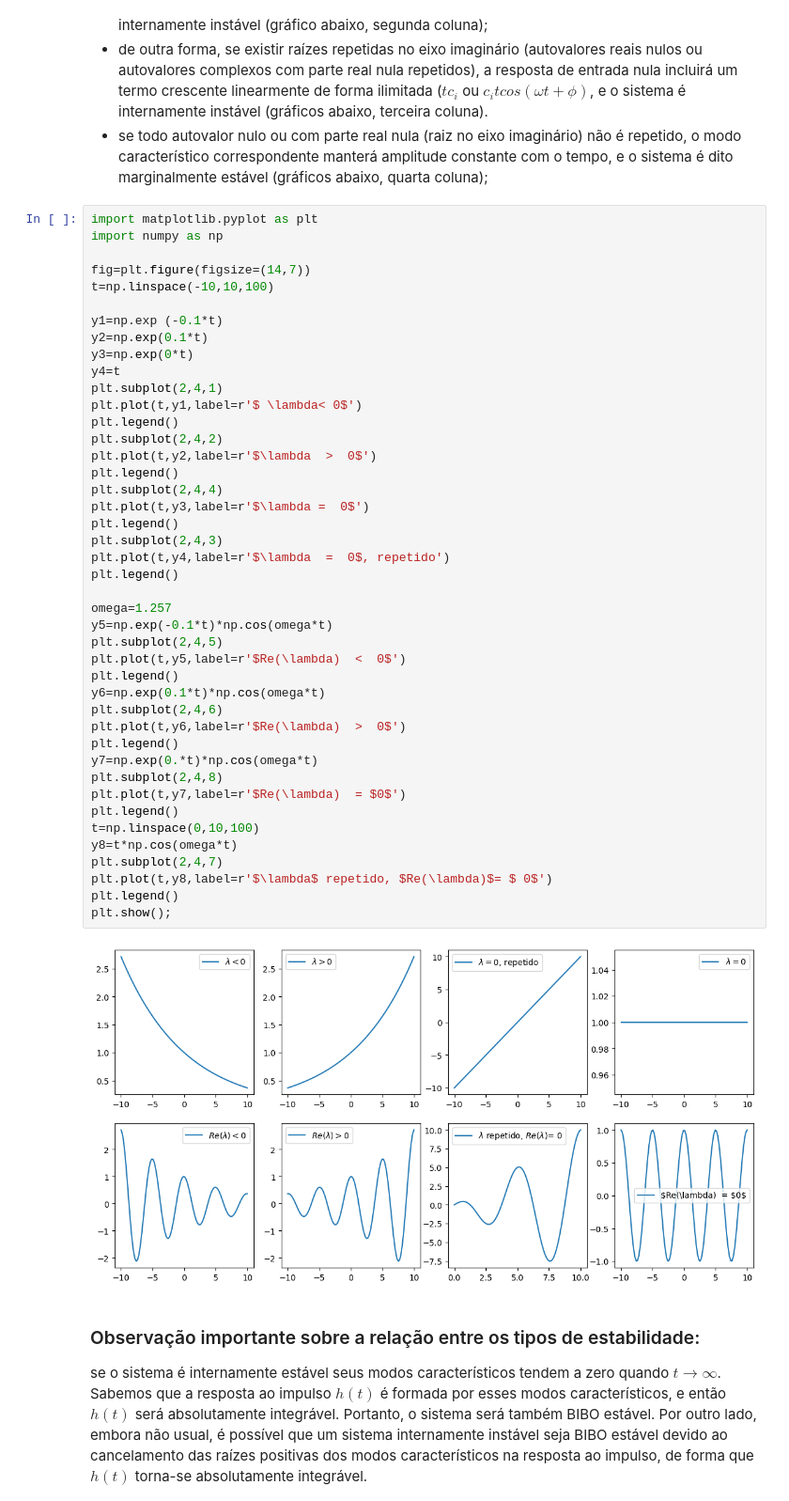
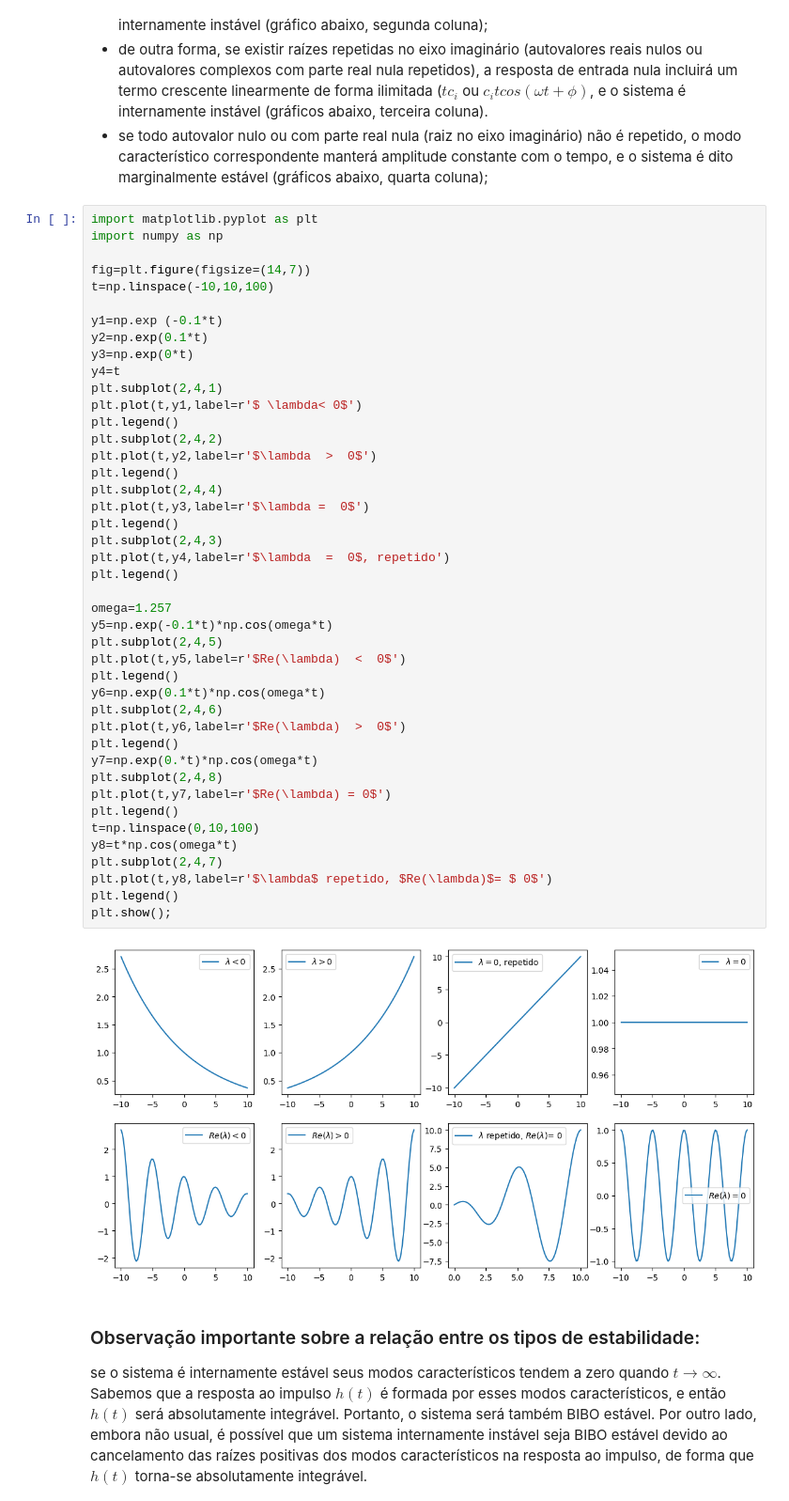
Before and after one commit to Mvanti/SistemasLineares, a Jupyter notebook: Sistemas LIneares-SCDT_Estabilidade.ipynb, the cells around one changed output. Shown at 94% size. Cells and saved outputs as stored; diff of their text form.

```diff
--- a/Sistemas LIneares-SCDT_Estabilidade.ipynb
+++ b/Sistemas LIneares-SCDT_Estabilidade.ipynb
@@ -55,35 +55,35 @@ plt.plot(t,y1,label=r'$ \lambda< 0$')
 plt.legend()
 plt.subplot(2,4,2)
 plt.plot(t,y2,label=r'$\lambda  >  0$')
 plt.legend()
 plt.subplot(2,4,4)
 plt.plot(t,y3,label=r'$\lambda =  0$')
 plt.legend()
 plt.subplot(2,4,3)
 plt.plot(t,y4,label=r'$\lambda  =  0$, repetido')
 plt.legend()
 
 omega=1.257
 y5=np.exp(-0.1*t)*np.cos(omega*t)
 plt.subplot(2,4,5)
 plt.plot(t,y5,label=r'$Re(\lambda)  <  0$')
 plt.legend()
 y6=np.exp(0.1*t)*np.cos(omega*t)
 plt.subplot(2,4,6)
 plt.plot(t,y6,label=r'$Re(\lambda)  >  0$')
 plt.legend()
 y7=np.exp(0.*t)*np.cos(omega*t)
 plt.subplot(2,4,8)
-plt.plot(t,y7,label=r'$Re(\lambda)  = $0$')
+plt.plot(t,y7,label=r'$Re(\lambda) = 0$')
 plt.legend()
 t=np.linspace(0,10,100)
 y8=t*np.cos(omega*t)
 plt.subplot(2,4,7)
 plt.plot(t,y8,label=r'$\lambda$ repetido, $Re(\lambda)$= $ 0$')
 plt.legend()
 plt.show();
 # %% [output]
-[figure, old version]
+[figure, new version]
 # %% [markdown]
 ### Observação importante sobre a relação entre os tipos de estabilidade:
 se o sistema é internamente estável seus modos característicos tendem a zero quando $t\rightarrow \infty$. Sabemos que a resposta ao impulso $h(t)$ é formada por esses modos característicos, e então $h(t)$ será absolutamente integrável. Portanto, o sistema será também BIBO estável. Por outro lado, embora não usual, é possível que um sistema internamente instável seja BIBO estável devido ao cancelamento das raízes positivas dos modos característicos na resposta ao impulso, de forma que $h(t)$ torna-se absolutamente integrável.
```
